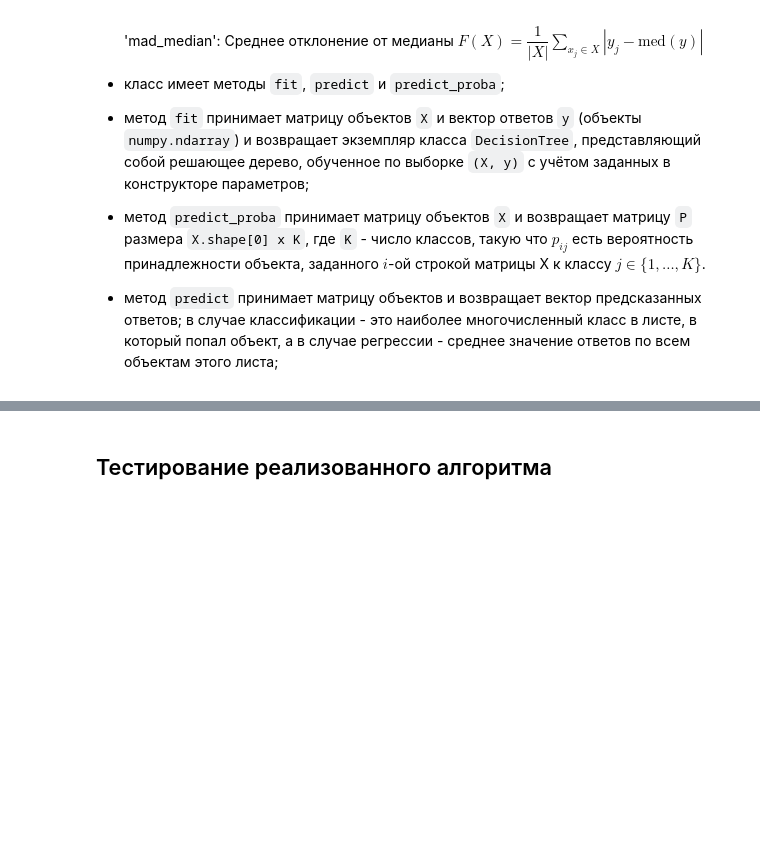
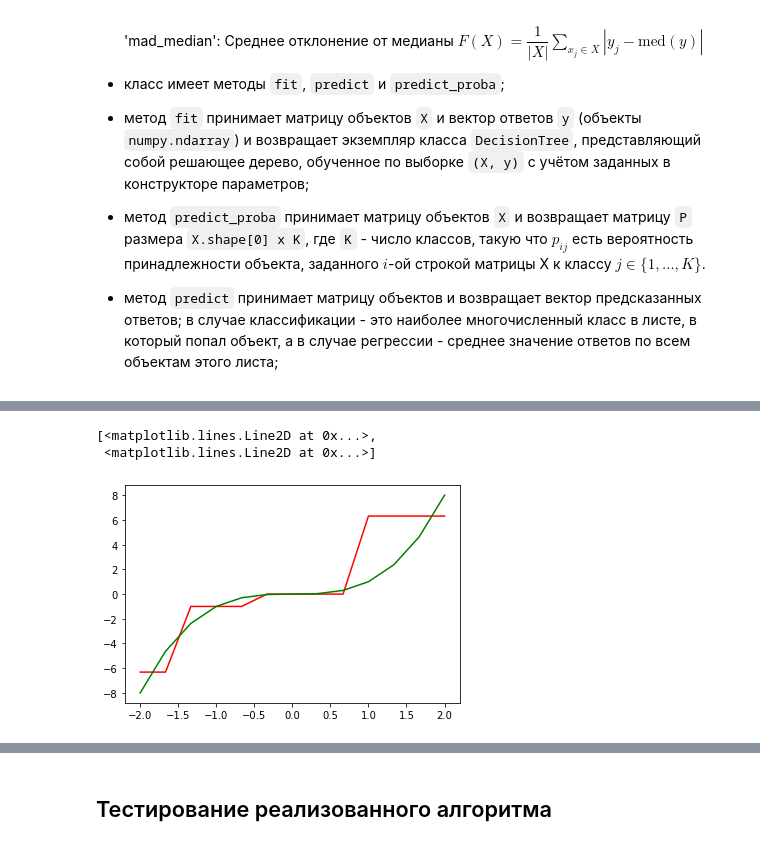
Before and after one commit to easterprince/Machine-Learning-Introduction, a Jupyter notebook: materials/homeworks/2_decision_tree_knn/hw3_optional_implement_dt.ipynb, the cells around one changed output, grey strips where cells are left out. Saved outputs shown, nothing was run; the diff lists cells and outputs as text; code cells hidden in the pictures; blank space fills up the shorter version.

```diff
--- a/materials/homeworks/2_decision_tree_knn/hw3_optional_implement_dt.ipynb
+++ b/materials/homeworks/2_decision_tree_knn/hw3_optional_implement_dt.ipynb
@@ -80,0 +144,13 @@ DecisionTree(criterion='variance', debug=None, max_depth=2, min_samples_split=2)
+# %%
+choose = [True, True, False, True, False, False, True, False, False, False, False, True, True]
+train_X = X[choose]
+train_y = y[choose]
+
+decisionTree_1 = DecisionTree(max_depth = 2, criterion = 'mad_median')
+decisionTree_1.fit(train_X, train_y)
+predicted_1 = decisionTree_1.predict(X)
+plt.plot(X, predicted_1, 'r', X, y, 'g')
+# %% [output]
+[<matplotlib.lines.Line2D at 0x...>,
+ <matplotlib.lines.Line2D at 0x...>]
+[figure, added]
```
Also changed, not shown: parts of 14 cells of this notebook, 1 other file.
